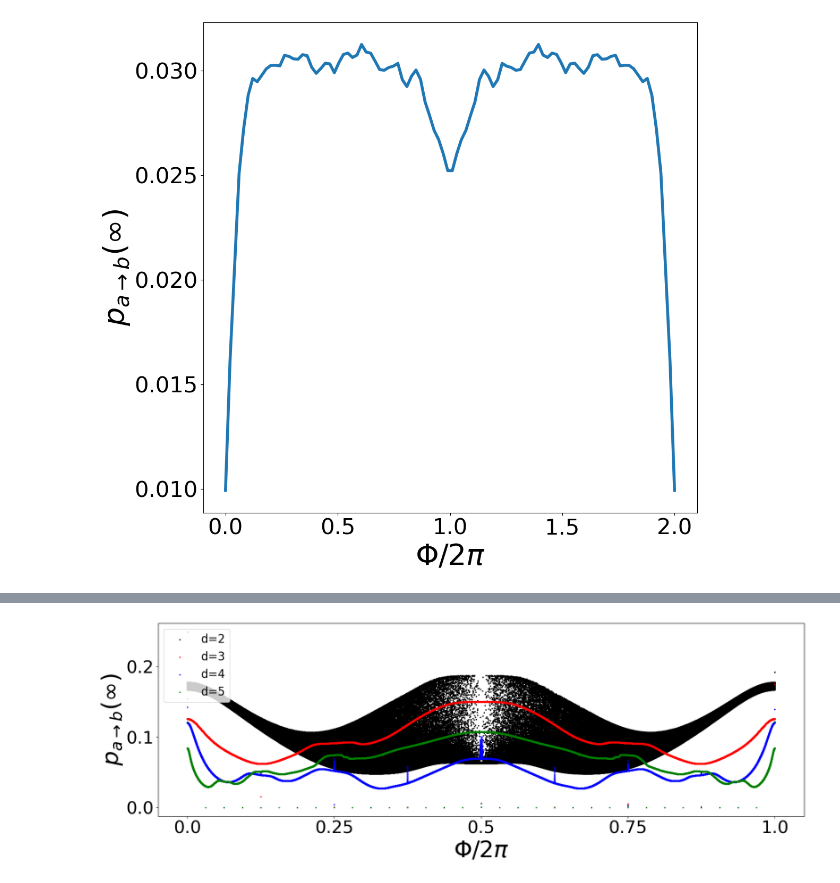
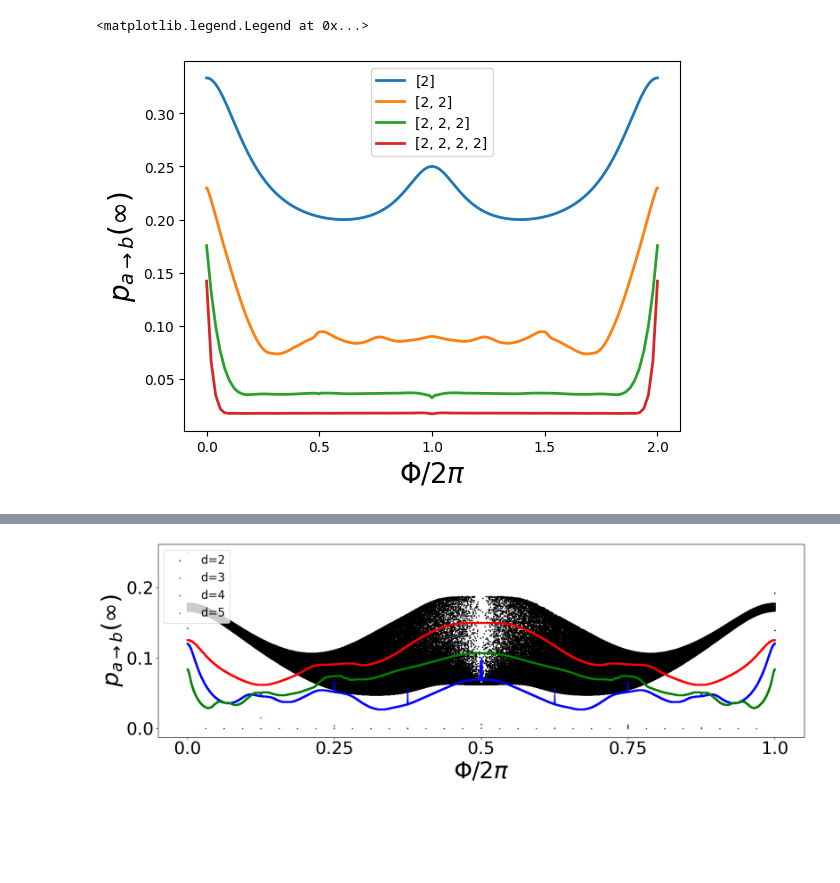
Before and after one commit to cgs2155/RandomCycles, a Jupyter notebook: limit.ipynb, the cells around one changed output, grey strips where cells are left out. Cells and saved outputs as stored; diff of their text form; code cells hidden in the pictures; blank space fills up the shorter version.

```diff
--- a/limit.ipynb
+++ b/limit.ipynb
@@ -72,24 +72,25 @@ plt.savefig("LimTer.pdf",bbox_inches='tight')
 # %%
-fig, axes = plt.subplots(1, 1, figsize=(12, 12))
-axes = [axes] # Flatten the 2D array for easy iteration
+filenames = ["2_1_limit.npz","2_2_limit.npz", "2654272219_10000_MClim.npz","1874285058_10000_MClim.npz"]
+folder = "limitresults/"
+p=2
+sequences = [str(i*[p]) for i in range(1,len(filenames)+1)]
+fs = 20
 
-for i in range(1,2):
-    data = np.load(f"limitresults/1332947232_50_MClim.npz",allow_pickle=True)
+
+for idx, file in enumerate(filenames):
+    data = np.load(folder+file,allow_pickle=True)
     flux_lim_dict = data["flux_limit_dict"].item()
 
     fluxes = list(flux_lim_dict.keys())
     lims = list(flux_lim_dict.values())
+    plt.plot(fluxes,lims,lw=2,label=sequences[idx])
 
-    ax = axes[i-1]
-    ax.plot(fluxes,lims,lw=4)
-
-    ax.tick_params(axis="both",which="both",labelsize=30)
-    #ax.set_title(r"$d = %d$" % i,fontsize=20)
-    ax.set_xticks(
+plt.xticks(
         np.linspace(0, 4*np.pi, 5),
-        np.linspace(0,       2, 5)
-    )    #ax.set_ylim(0,.16)
-    ax.set_xlabel(r"$\Phi/2\pi$", fontsize=40)
-    ax.set_ylabel(r"$p_{a \rightarrow b}(\infty)$", fontsize=40)
+        np.linspace(0,       2, 5))
+plt.xlabel(r"$\Phi/2 \pi$",fontsize=fs)
+plt.ylabel(r"$p_{a \rightarrow b}(\infty)$",fontsize=fs)
+plt.legend()
 # %% [output]
+<matplotlib.legend.Legend at 0x...>
-[figure, old version]
+[figure, new version]
```
Also changed, not shown: parts of 4 cells of this notebook, 55 other files.
